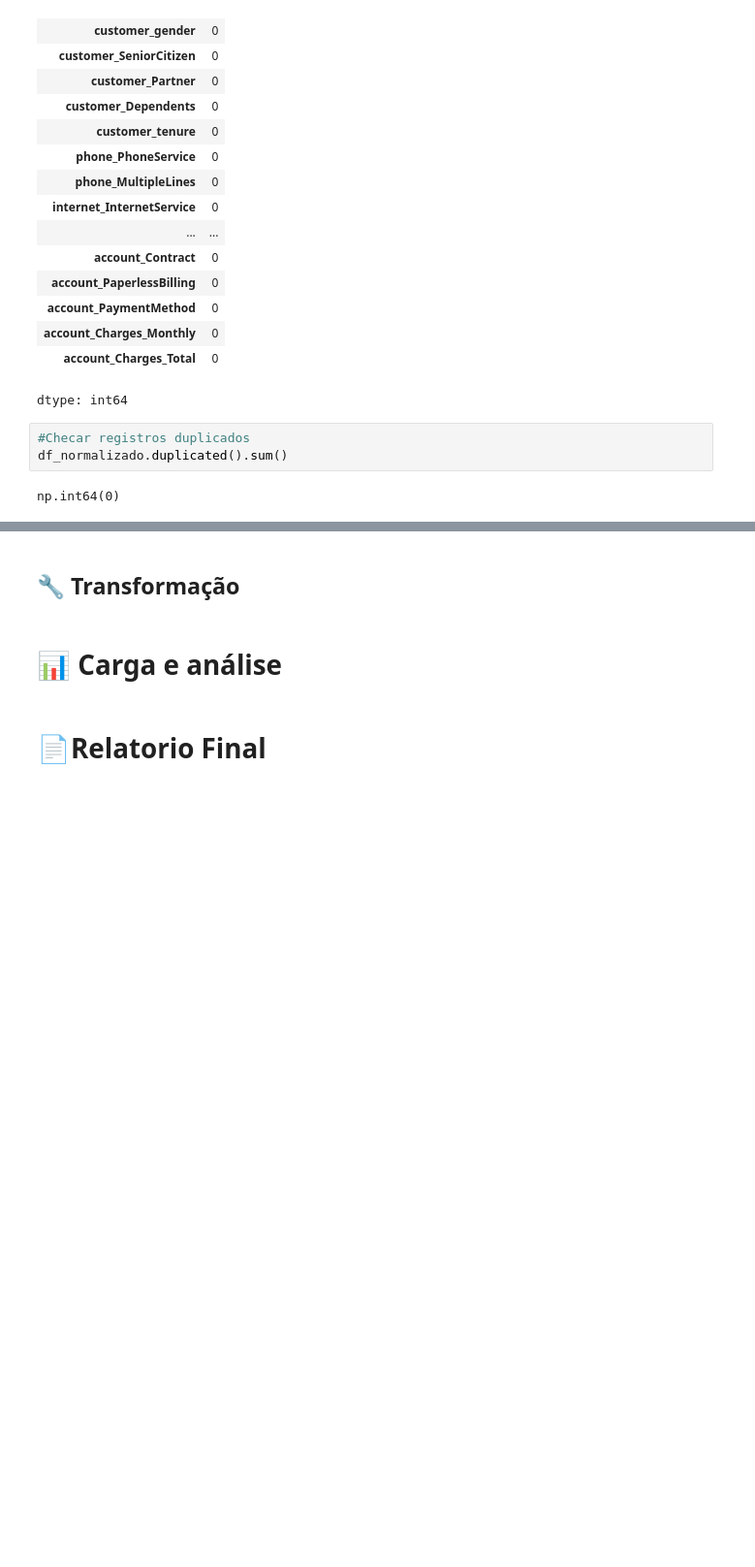
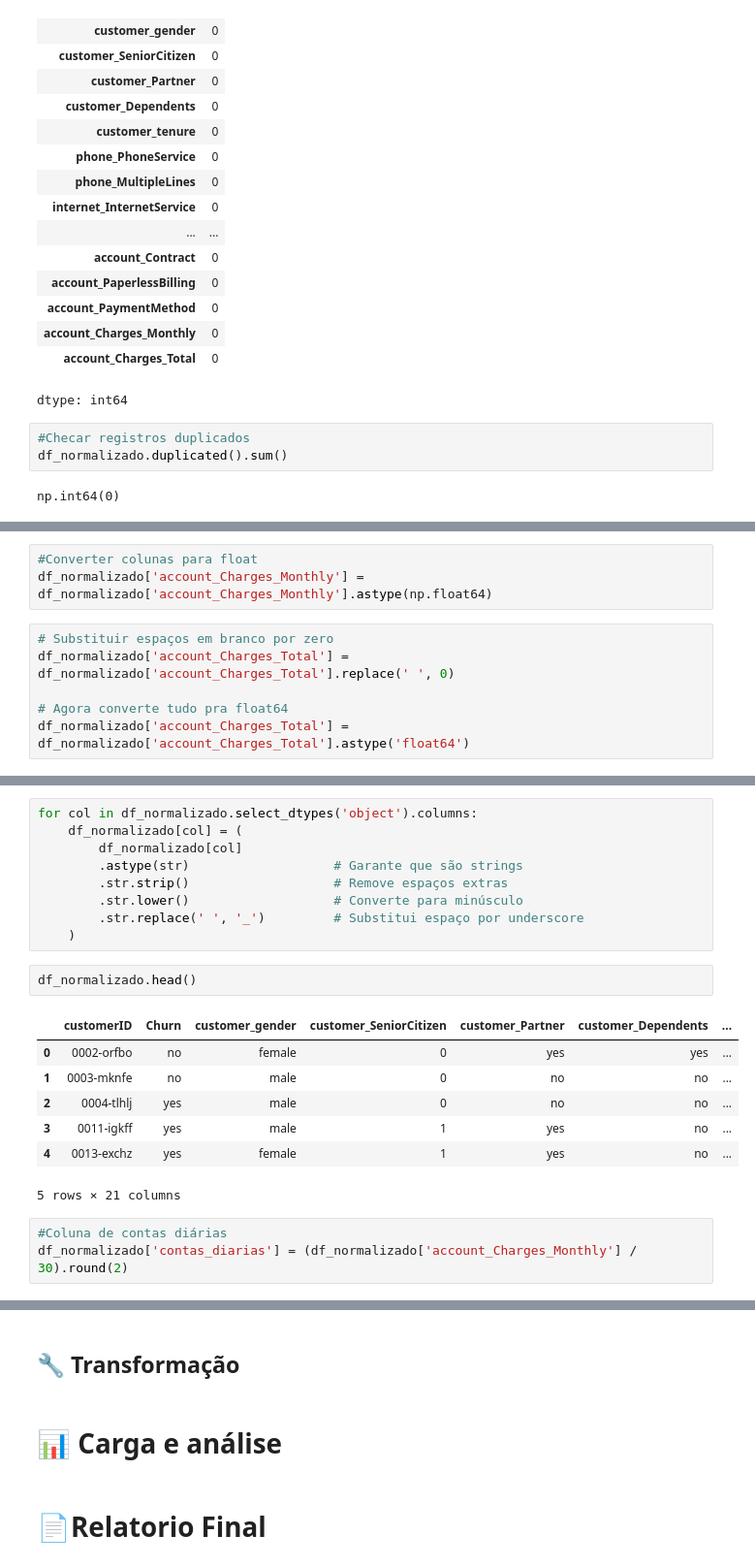
Before and after one commit to Tayara32/Challenge-TelecomX, a Jupyter notebook: ChallengeTelecomX.ipynb, the cells around one changed output, grey strips where cells are left out. Shown at 97% size. Cells and saved outputs as stored; diff of their text form; blank space fills up the shorter version.

```diff
--- a/ChallengeTelecomX.ipynb
+++ b/ChallengeTelecomX.ipynb
@@ -116,0 +119,9 @@ dtype: object
+# %%
+#Converter colunas para float
+df_normalizado['account_Charges_Monthly'] = df_normalizado['account_Charges_Monthly'].astype(np.float64)
+# %%
+# Substituir espaços em branco por zero
+df_normalizado['account_Charges_Total'] = df_normalizado['account_Charges_Total'].replace(' ', 0)
+
+# Agora converte tudo pra float64
+df_normalizado['account_Charges_Total'] = df_normalizado['account_Charges_Total'].astype('float64')
@@ -116,0 +148,22 @@ dtype: object
+# %%
+for col in df_normalizado.select_dtypes('object').columns:
+    df_normalizado[col] = (
+        df_normalizado[col]
+        .astype(str)                   # Garante que são strings
+        .str.strip()                   # Remove espaços extras
+        .str.lower()                   # Converte para minúsculo
+        .str.replace(' ', '_')         # Substitui espaço por underscore
+    )
+# %%
+df_normalizado.head()
+# %% [output]
+|  | customerID | Churn | customer_gender | customer_SeniorCitizen | customer_Partner | customer_Dependents | ... |
+| 0 | 0002-orfbo | no | female | 0 | yes | yes | ... |
+| 1 | 0003-mknfe | no | male | 0 | no | no | ... |
+| 2 | 0004-tlhlj | yes | male | 0 | no | no | ... |
+| 3 | 0011-igkff | yes | male | 1 | yes | no | ... |
+| 4 | 0013-exchz | yes | female | 1 | yes | no | ... |
+5 rows × 21 columns
+# %%
+#Coluna de contas diárias
+df_normalizado['contas_diarias'] = (df_normalizado['account_Charges_Monthly'] / 30).round(2)
```
Also changed, not shown: parts of 5 cells of this notebook.
